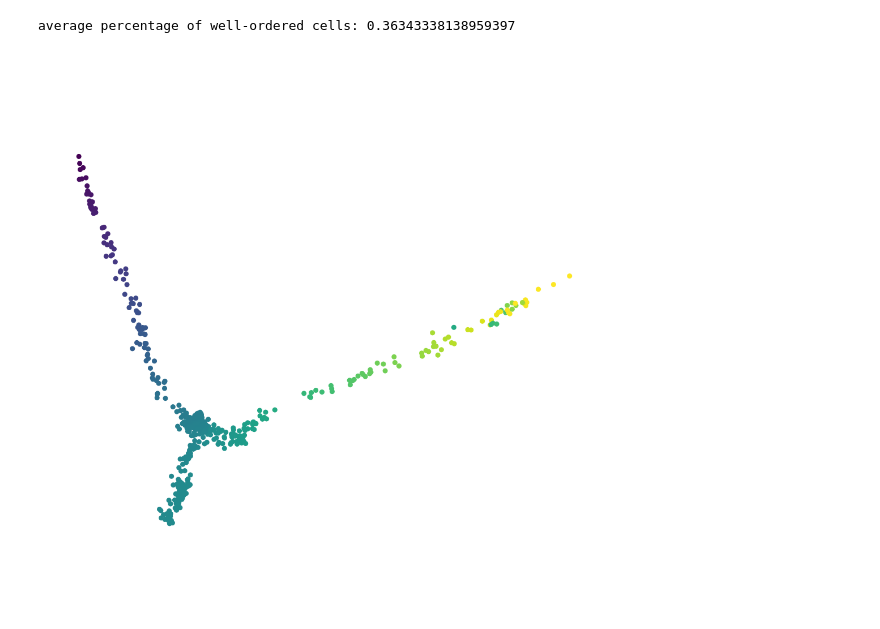
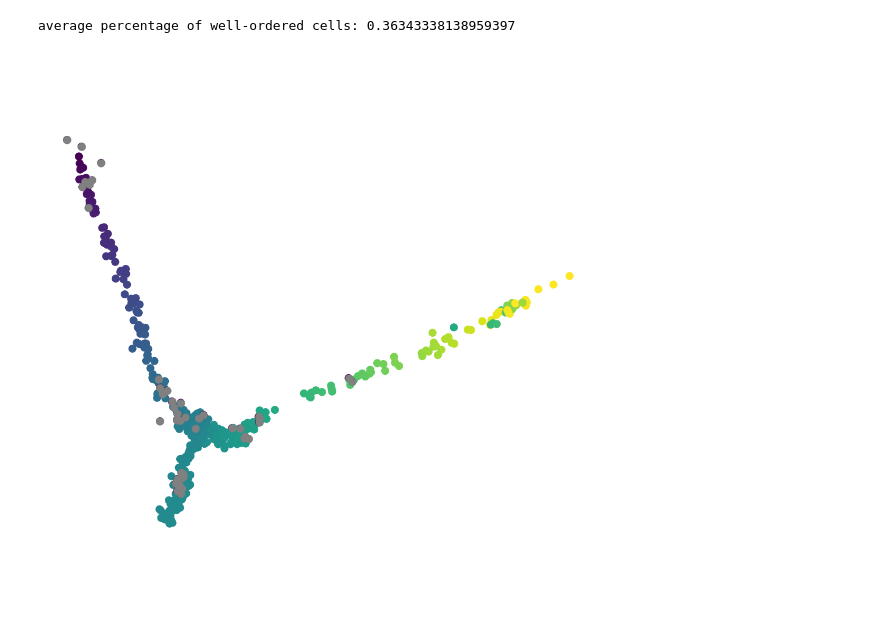
Before and after one commit to elodiemaignant/VeloTree, a Jupyter notebook: VeTra.ipynb, the cells around one changed output. Drawn from its saved outputs; the diff is of its cells as text; code cells hidden in the pictures.

```diff
--- a/VeTra.ipynb
+++ b/VeTra.ipynb
@@ -245,17 +114,17 @@ Trajectory inference results saved in ./TI_results
 # %%
 import glob
 pseudotime_vetra = np.zeros_like(pseudotime)
-cp_paths = np.zeros((n_cells, n_trj))
+paths_vetra = np.zeros((n_cells, n_trj))
 n = 0
-for i, f in enumerate(glob.glob('trajectory_*.txt')):
-    msk = np.loadtxt(f.replace('trajectory', 'cell_select')).astype(bool)
+for i in range(n_trj):
+    msk = np.loadtxt(f'cell_select_{i+1}.txt').astype(bool)
     n += np.sum(msk)
-    t = np.loadtxt(f)
+    t = np.loadtxt(f'trajectory_{i+1}.txt')
     pseudotime_vetra[msk] = t[msk]
-    cp_paths[:,i] = np.where(msk, t, np.nan)
+    paths_vetra[:,i] = np.where(msk, t, np.nan)
 print(n, len(pseudotime))
 # keep NaN if cell not in any path
-pseudotime_vetra[~np.isfinite(cp_paths).any(axis=1)] = np.nan
+pseudotime_vetra[~np.isfinite(paths_vetra).any(axis=1)] = np.nan
 # %% [output]
 513 500
 # %%
@@ -276,10 +144,10 @@ print(' ')
 average percentage of well-ordered cells: 0.36343338138959397
 # %%
 fig = plt.figure(figsize=(10, 10))
-# plt.quiver(expressions_2d[:, 0], expressions_2d[:, 1], velocities_2d[:, 0], velocities_2d[:, 1], color='k', scale=100., width=.002)
-plt.scatter(expressions_2d[:, 0], expressions_2d[:, 1], color=viridis(pseudotime_vetra), s=30, zorder=1)
+plt.scatter(*expressions_2d.T, color=plt.get_cmap('viridis')(np.nan_to_num(pseudotime_vetra)), s=85, zorder=0)
+plt.scatter(*expressions_2d[~np.isfinite(pseudotime_vetra)].T, color='gray', s=85, zorder=1)
 plt.axis('equal')
 plt.axis('off')
 fig.tight_layout()
 # %% [output]
-[figure, old version]
+[figure, new version]
```
Also changed, not shown: parts of 9 cells of this notebook, 2 other files.
